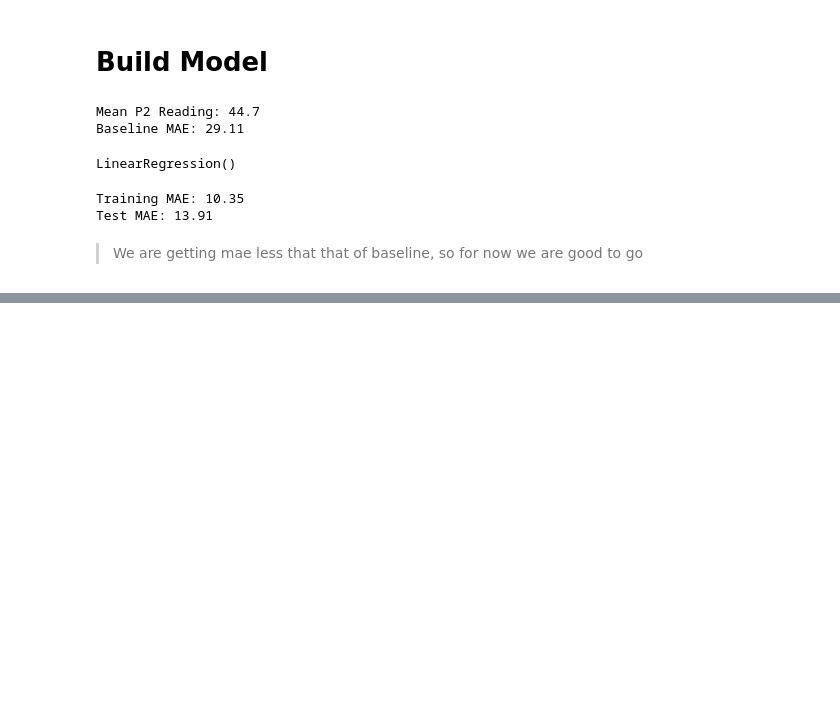
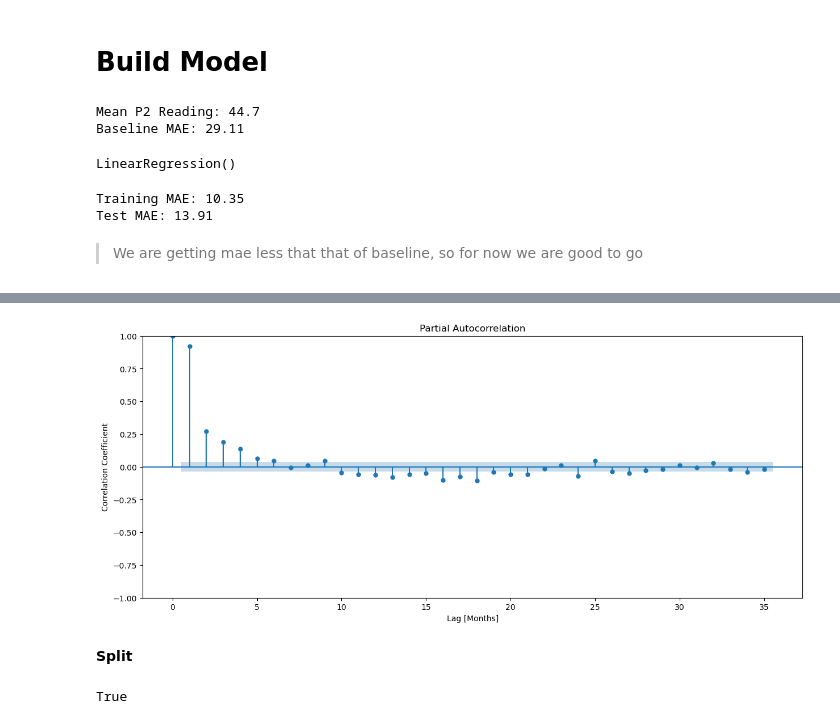
Before and after one commit to Ubaid-Ur-RehmanJ/kaggle-projects, a Jupyter notebook: sun-spots-timeseries-data.ipynb, the cells around one changed output, grey strips where cells are left out. Drawn from its saved outputs; the diff is of its cells as text; code cells hidden in the pictures; blank space fills up the shorter version.

```diff
--- a/sun-spots-timeseries-data.ipynb
+++ b/sun-spots-timeseries-data.ipynb
@@ -211,0 +252,18 @@ Test MAE: 13.91
+# %%
+fig, ax = plt.subplots(figsize=(15, 6))
+plot_pacf(y, ax=ax)
+plt.xlabel("Lag [Months]")
+plt.ylabel("Correlation Coefficient");
+# %% [output]
+[figure, added]
+# %% [markdown]
+**Split**
+# %%
+cutoff_test = int(len(y) * 0.95)
+
+y_train = y.iloc[:cutoff_test]
+y_test = y.iloc[cutoff_test:]
+
+len(y_train) + len(y_test) == len(y)
+# %% [output]
+True
```
Also changed, not shown: parts of 27 cells of this notebook.
